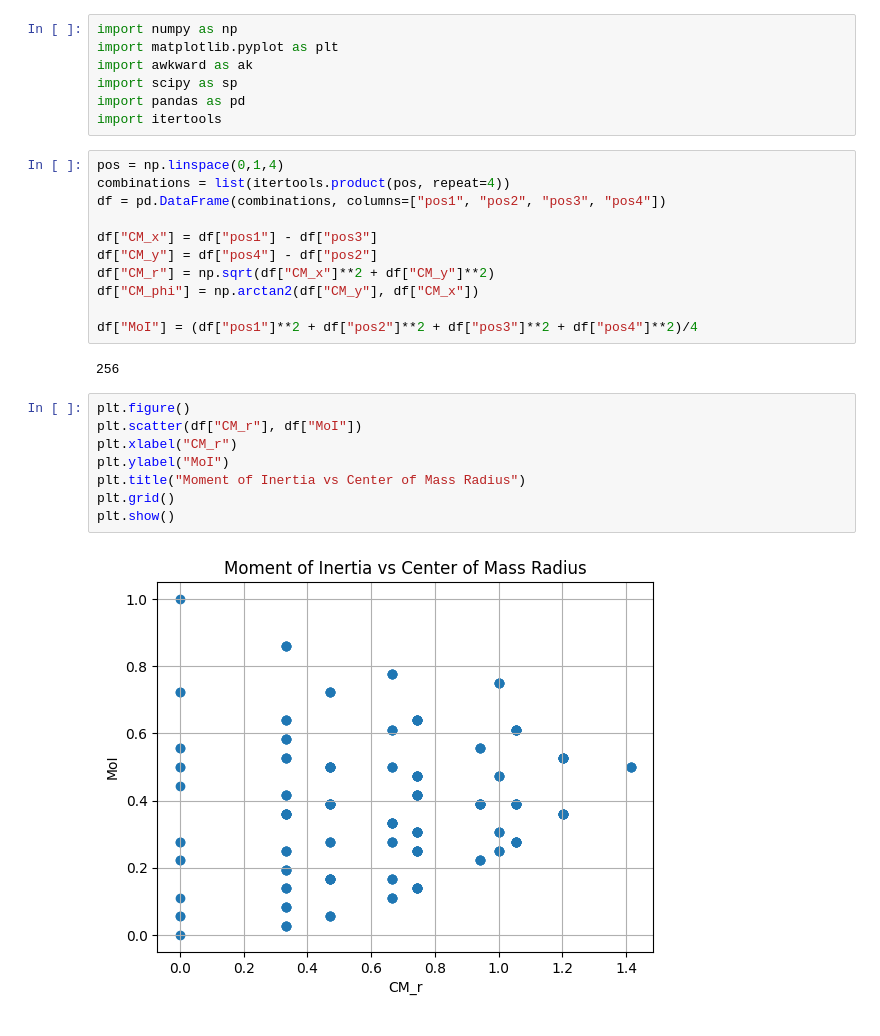
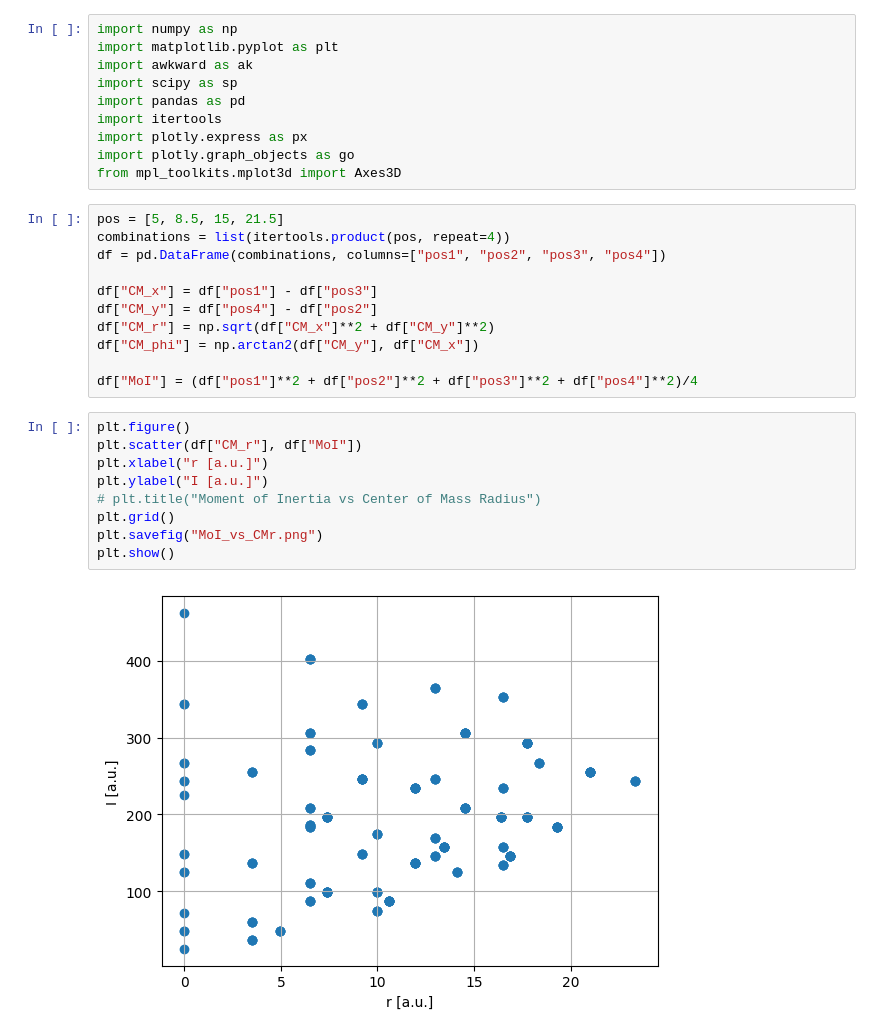
Before and after one commit to Fantastic-Fabian/Doe, a Jupyter notebook: Project.ipynb, the cells around one changed output. Saved outputs shown, nothing was run; the diff lists cells and outputs as text.

```diff
--- a/Project.ipynb
+++ b/Project.ipynb
@@ -5,8 +5,11 @@ import awkward as ak
 import scipy as sp
 import pandas as pd
 import itertools
+import plotly.express as px
+import plotly.graph_objects as go
+from mpl_toolkits.mplot3d import Axes3D
 # %%
-pos = np.linspace(0,1,4)
+pos = [5, 8.5, 15, 21.5]
 combinations = list(itertools.product(pos, repeat=4))
 df = pd.DataFrame(combinations, columns=["pos1", "pos2", "pos3", "pos4"])
 
@@ -16,16 +19,15 @@ df["CM_r"] = np.sqrt(df["CM_x"]**2 + df["CM_y"]**2)
 df["CM_phi"] = np.arctan2(df["CM_y"], df["CM_x"])
 
 df["MoI"] = (df["pos1"]**2 + df["pos2"]**2 + df["pos3"]**2 + df["pos4"]**2)/4
-# %% [output]
-256
 # %%
 plt.figure()
 plt.scatter(df["CM_r"], df["MoI"])
-plt.xlabel("CM_r")
-plt.ylabel("MoI")
-plt.title("Moment of Inertia vs Center of Mass Radius")
+plt.xlabel("r [a.u.]")
+plt.ylabel("I [a.u.]")
+# plt.title("Moment of Inertia vs Center of Mass Radius")
 plt.grid()
+plt.savefig("MoI_vs_CMr.png")
 plt.show()
 # %% [output]
-[figure, old version]
+[figure, new version]
 # %%
```
Also changed, not shown: parts of 2 cells of this notebook, 3 other files.
